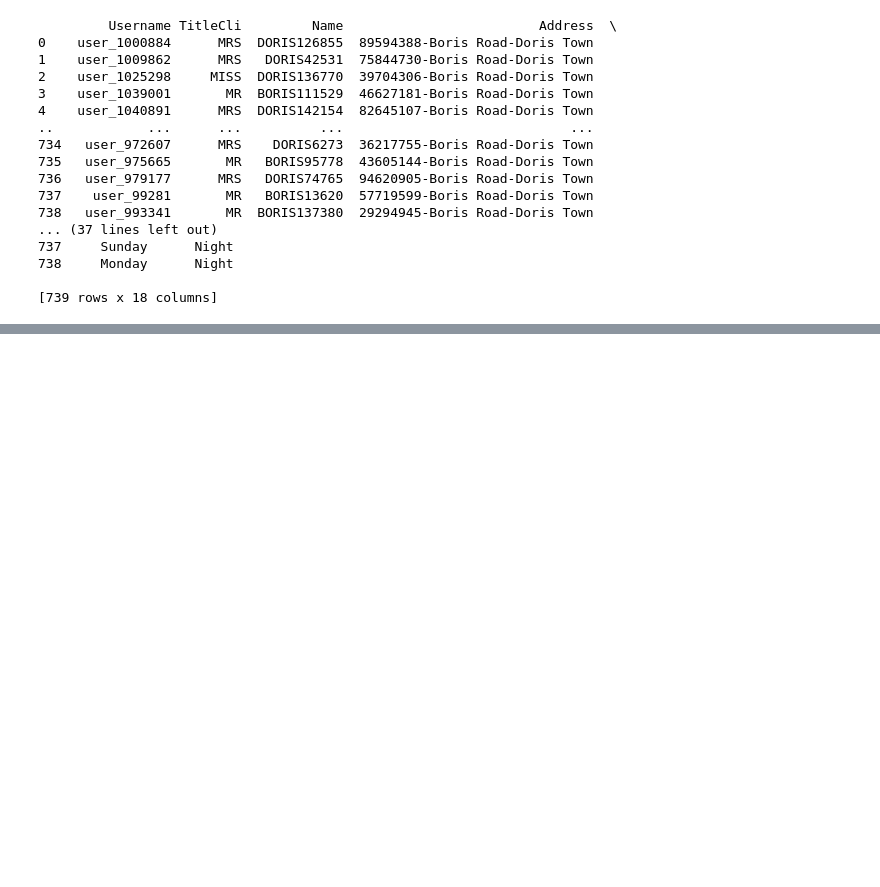
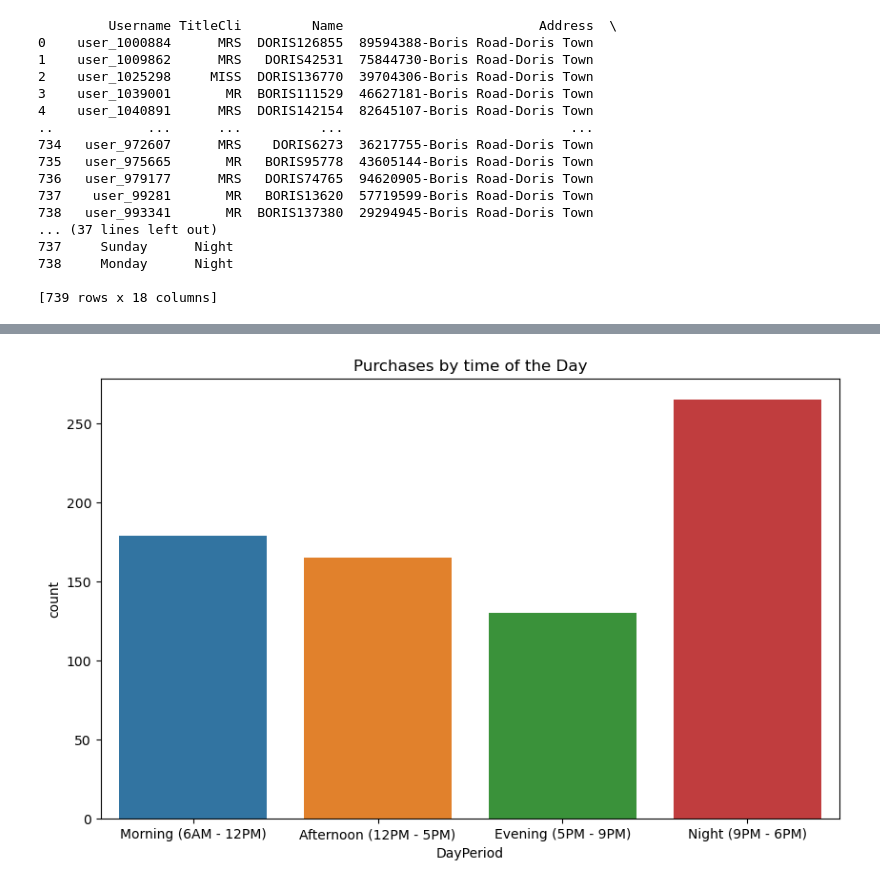
Before and after one commit to JoaoRFigueiredo/MEI-SIC, a Jupyter notebook: Ano1/MINDD/PL/aula2/ficha_2.ipynb, the cells around one changed output, grey strips where cells are left out. Drawn from its saved outputs; the diff is of its cells as text; code cells hidden in the pictures; blank space fills up the shorter version.

```diff
--- a/Ano1/MINDD/PL/aula2/ficha_2.ipynb
+++ b/Ano1/MINDD/PL/aula2/ficha_2.ipynb
@@ -278,0 +359,16 @@ print(df)
+# %%
+#5.2
+#print(df.groupby('DayPeriod')['Product_ID'].value_counts())
+time_map = {
+    'Morning': '6AM - 12PM',
+    'Afternoon': '12PM - 5PM',
+    'Evening': '5PM - 9PM',
+    'Night': '9PM - 6PM'
+}
+plt.figure(figsize=(10, 6))
+sns.countplot(data=df, x='DayPeriod', order=['Morning', 'Afternoon', 'Evening', 'Night'])
+plt.title('Purchases by time of the Day')
+plt.xticks(ticks=range(4), labels =[f"{period} ({time_map[period]})" for period in ['Morning', 'Afternoon', 'Evening', 'Night']])
+plt.show()
+# %% [output]
+[figure, added]
```
Also changed, not shown: parts of 8 cells of this notebook, 1 other file.
